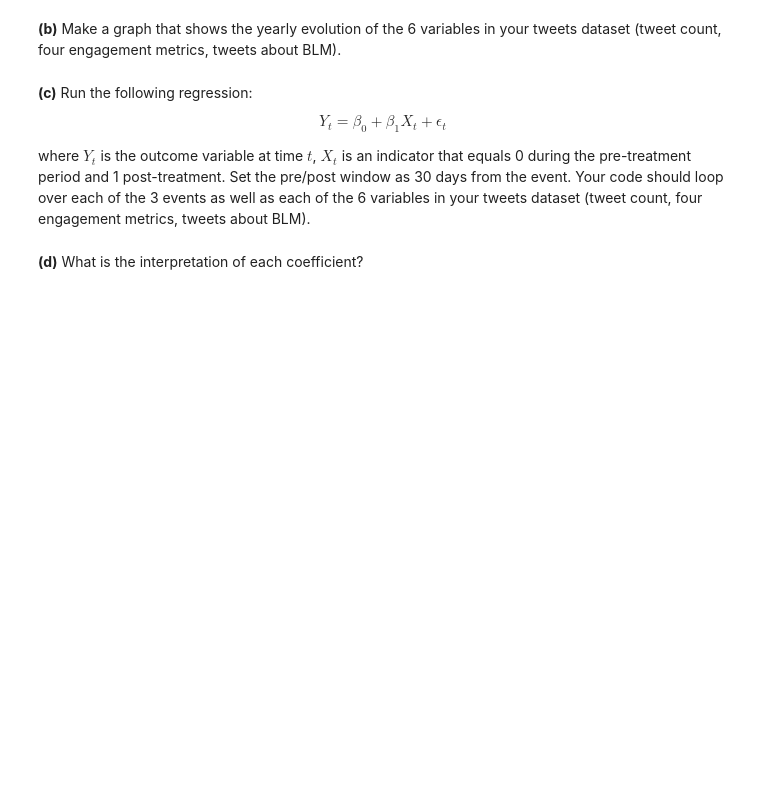
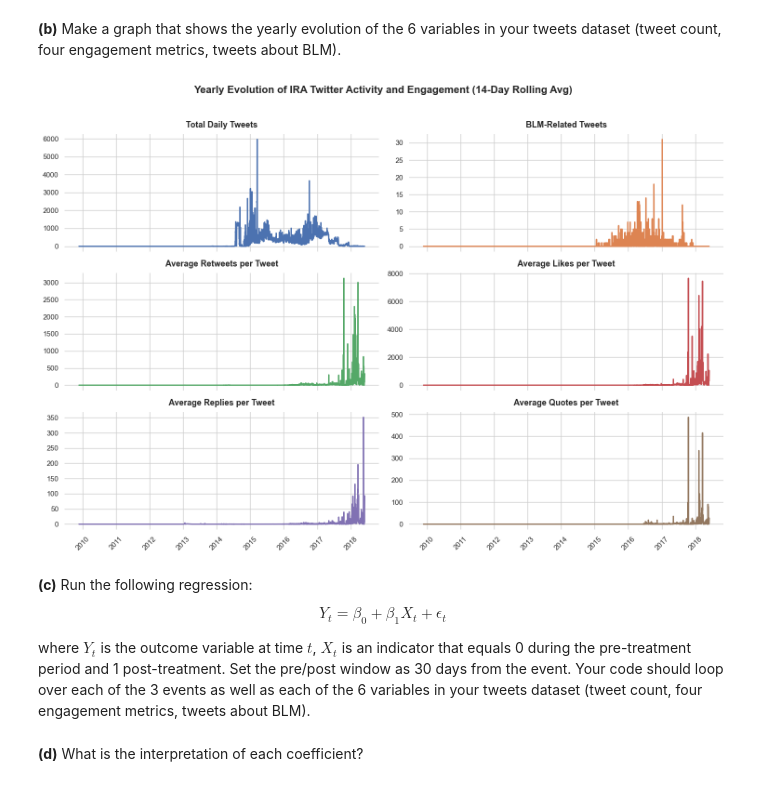
Before and after one commit to gavinjqu/predoc-practice, a Jupyter notebook: predoc_data_task/task_2/datatask2.ipynb, the cells around one changed output. Drawn from its saved outputs; the diff is of its cells as text; code cells hidden in the pictures; blank space fills up the shorter version.

Commit message:
update data task 2 with plot on tweets

```diff
--- a/predoc_data_task/task_2/datatask2.ipynb
+++ b/predoc_data_task/task_2/datatask2.ipynb
@@ -249,3 +249,11 @@ Relevant data: `ira_tweets_csv_hashed.dta`
 * Number of tweets.
 * Average engagement metrics (replies, likes, quotes, and retweets).
 * Number of tweets mentioning either "BLM" or "Black Lives Matter".
+# %%
+# TODO: load data
+import pandas as pd
+
+predictors = ['tweet_time', 'retweet_count', 'like_count','quote_count','reply_count', 'tweetid','tweet_text']
+tweet = pd.read_csv("./data//Part2/ira_tweets_csv_hashed.csv")
+print(f"columns of tweet dataset: {tweet.columns}\n")
+print(f"datatype of variables:\n {tweet.loc[:, predictors].dtypes}")
@@ -252,5 +320,55 @@ Relevant data: `ira_tweets_csv_hashed.dta`
 # %% [markdown]
 **(b)** Make a graph that shows the yearly evolution of the 6 variables in your tweets dataset (tweet count, four engagement metrics, tweets about BLM).
+# %%
+import matplotlib.pyplot as plt
+import seaborn as sns
+import matplotlib.dates as mdates
+
+# use subplot grid and apply rlling avg
+sns.set_theme(style='whitegrid', palette='deep')
+
+daily_smooth = daily_panel.set_index('date').rolling('14D').mean().reset_index()
+
+fig, axes = plt.subplots(3, 2, figsize=(15,10), sharex=True)
+axes = axes.flatten() # flatten the 2D array into a 1D list of 6 individual axes
+
+metrics = [
+    ('tweet_count', 'Total Daily Tweets'),
+    ('contain_blm', 'BLM-Related Tweets'),
+    ('avg_retweets', 'Average Retweets per Tweet'),
+    ('avg_likes', 'Average Likes per Tweet'),
+    ('avg_replies', 'Average Replies per Tweet'),
+    ('avg_quotes', 'Average Quotes per Tweet')
+]
+
+for i, (col, title) in enumerate(metrics):
+    sns.lineplot(
+        data=daily_panel,
+        x='date',
+        y=col,
+        ax=axes[i],
+        linewidth=2,
+        color=sns.color_palette()[i % 6] # cycles through distinct colors
+    )
+    # format subplot
+    axes[i].set_title(title, fontsize=13, fontweight='bold', pad=10)
+    axes[i].set_ylabel("") # remove default y label
+    axes[i].set_xlabel("")
+
+    # Format the x-axis to clearly show the yearly progression
+    axes[i].xaxis.set_major_locator(mdates.YearLocator())
+    axes[i].xaxis.set_major_formatter(mdates.DateFormatter('%Y'))
+    axes[i].tick_params(axis='x', rotation=45)
+
+sns.despine(left=True,bottom=True)
+plt.suptitle("Yearly Evolution of IRA Twitter Activity and Engagement (14-Day Rolling Avg)",
+             fontsize=16, fontweight='bold', y=1.02)
+
+# tight_layout prevents labels from overlapping
+plt.tight_layout()
+plt.show()
+# %% [output]
+[figure, added]
 # %% [markdown]
 **(c)** Run the following regression:
 
```
Also changed, not shown: parts of 3 cells of this notebook.
